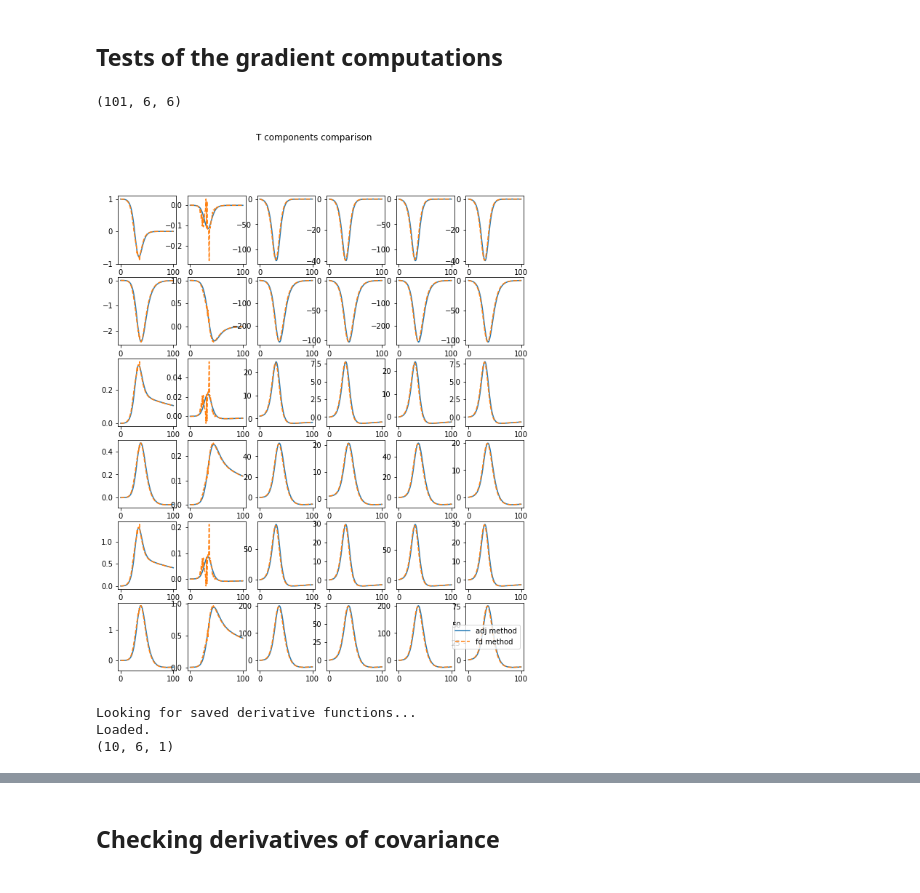
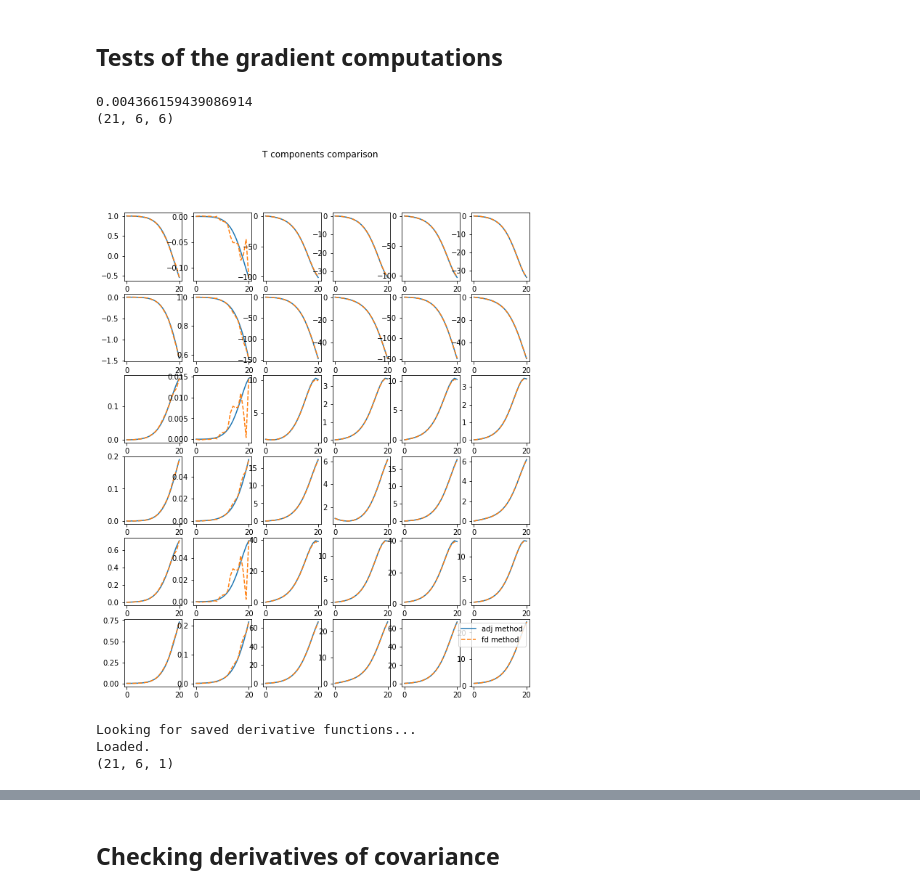
Before and after one commit to vishalbelsare/pyross, a Jupyter notebook: examples/inference/gradient_computation/ex-gradient_computation.ipynb, the cells around one changed output, grey strips where cells are left out. Saved outputs shown, nothing was run; the diff lists cells and outputs as text; code cells hidden in the pictures.

```diff
--- a/examples/inference/gradient_computation/ex-gradient_computation.ipynb
+++ b/examples/inference/gradient_computation/ex-gradient_computation.ipynb
@@ -19,21 +19,21 @@ C = np.array([[18., 9.],
 def contactMatrix(t):
     return C
 
-steps=101
-t1, t2 = 0, 5
-Nf=steps
+t2 = 20
+Nf = t2 + 1
 
-time_points=np.linspace(0, t2-t1, steps)
+time_points=np.linspace(0, t2, Nf)
 dt = time_points[1]-time_points[0]
 
 ## Inital From Gunther
 alpha = 0.20952031
-beta = 0.2008036
+beta = 0.02008036
 gIa =0.14791327
 gIs = 0.14231912
 fsa = 1
-#parameters = {'alpha': alpha, 'beta': beta, 'gIa':gIa, 'gIs':gIs, 'fsa':fsa}
-x0 = np.array([2.496e-01, 7.496e-01, 2.000e-04, 2.000e-04, 2.000e-04, 2.000e-04])*N
+
+x0 = np.array([*(Ni-2), 10, 10, 10, 10])
+print(x0)
 
 
 ### Set up model spec
@@ -67,4 +69,6 @@ estimator = pyross.inference.Spp(model_spec, inference_parameters, M, Ni)
 estimator.set_det_model(inference_parameters)
 estimator.set_contact_matrix(contactMatrix)
 
-xm, sol = estimator.integrate(x0, t1, t2, Nf, dense_output=True)
+xm, sol = estimator.integrate(x0, 0, t2, Nf, dense_output=True)
+plt.plot(xm)
+plt.show()
@@ -73,32 +79,35 @@ xm, sol = estimator.integrate(x0, t1, t2, Nf, dense_output=True)
 # %%
 ##################### TEST 1 : Time evol Op ####################################
 estimator.set_lyapunov_method('LSODA')
 
-xd, sol = estimator.integrate(x0, t1, t2, Nf, dense_output=True)
-T1 = np.zeros( (steps, M*nClass, M*nClass))
-T2 = np.zeros( (steps, M*nClass, M*nClass))
-for k,ts in enumerate(time_points+dt):
-    xf=xd[k]
-    estimator._obtain_time_evol_op_2(sol, t1, ts)
-    T2[k,:,:] = estimator.U
+T1 = np.zeros((Nf, M*nClass, M*nClass))
+T2 = np.zeros((Nf, M*nClass, M*nClass))
+T2[0,:,:] = np.identity(M*nClass)
+for k,ts in enumerate(time_points[1:]):
+    estimator._obtain_time_evol_op_2(sol, 0, ts)
+    T2[k+1,:,:] = estimator.U
 
 dx0 = np.identity((M*nClass))
+start_time = time.time()
 T1 = estimator.dmudx0(sol, t2, Nf, dx0)
+end_time = time.time()
+print(end_time-start_time)
 print(T1.shape)
 
 fig, axs = plt.subplots(M*nClass,M*nClass, figsize=(10, 12))
 axs = np.ndarray.flatten(axs)
 for k,ax in enumerate(axs):
     kx = k //(M*nClass)
     ky = k % (M*nClass)
     ax.plot(T1[:,kx,ky], label="adj method")
     ax.plot(T2[:,kx,ky], '--', label="fd method")
 plt.suptitle("T components comparison")
 plt.legend()
 plt.show()
 # %% [output]
-(101, 6, 6)
+0.004366159439086914
+(21, 6, 6)
-[figure, old version]
+[figure, new version]
 # %%
 ################## TEST 3 : Derivatives of mean trajectories ################################
 ## NOTE: this is a bit slow
@@ -125,8 +134,8 @@ def dtrajdp_FD(param_str, scale=1e5):
 # %%
 keys = np.ones((nParams,M), dtype=int)
 estimator.set_det_model(inference_parameters)
-nSamples=10
-nBlock=steps//(nSamples-1)
+nSamples=Nf
+nBlock=1
 dp = np.ones((2, 1))
 
 _, sol = estimator.integrate(x0, 0, t2, Nf, dense_output=True)
@@ -136,7 +145,7 @@ print(dtraj.shape)
 # %% [output]
 Looking for saved derivative functions...
 Loaded.
-(10, 6, 1)
+(21, 6, 1)
 # %%
 ## Find derivatives wrt the params via finite difference
 scale=1e2
```
Also changed, not shown: parts of 19 cells of this notebook, 12 other files.
